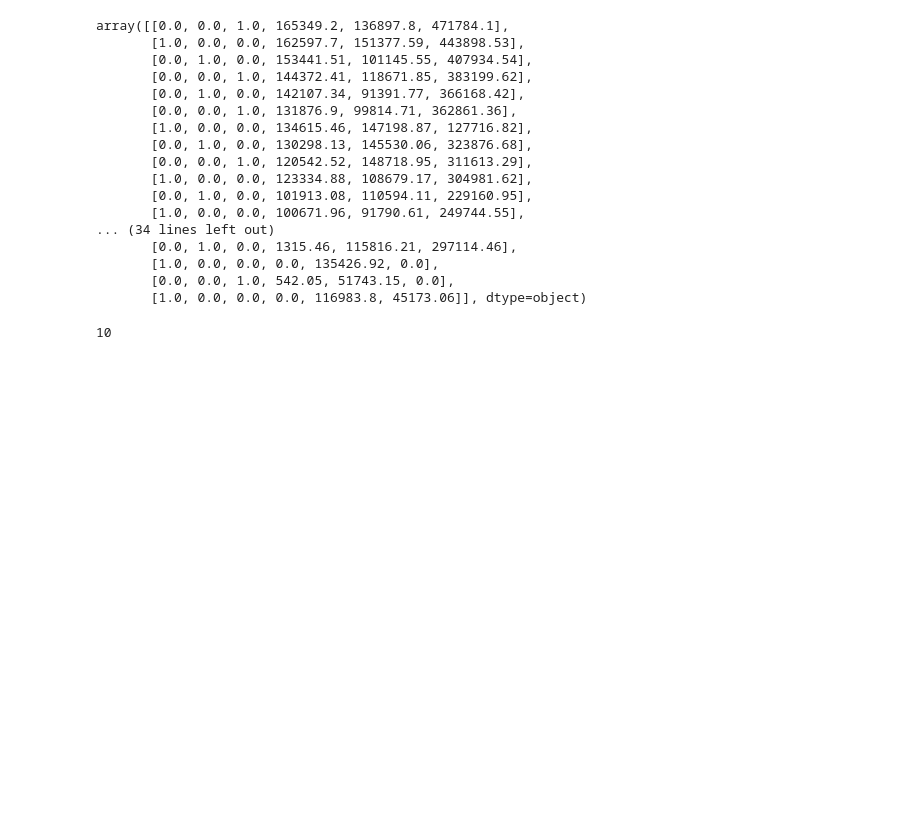
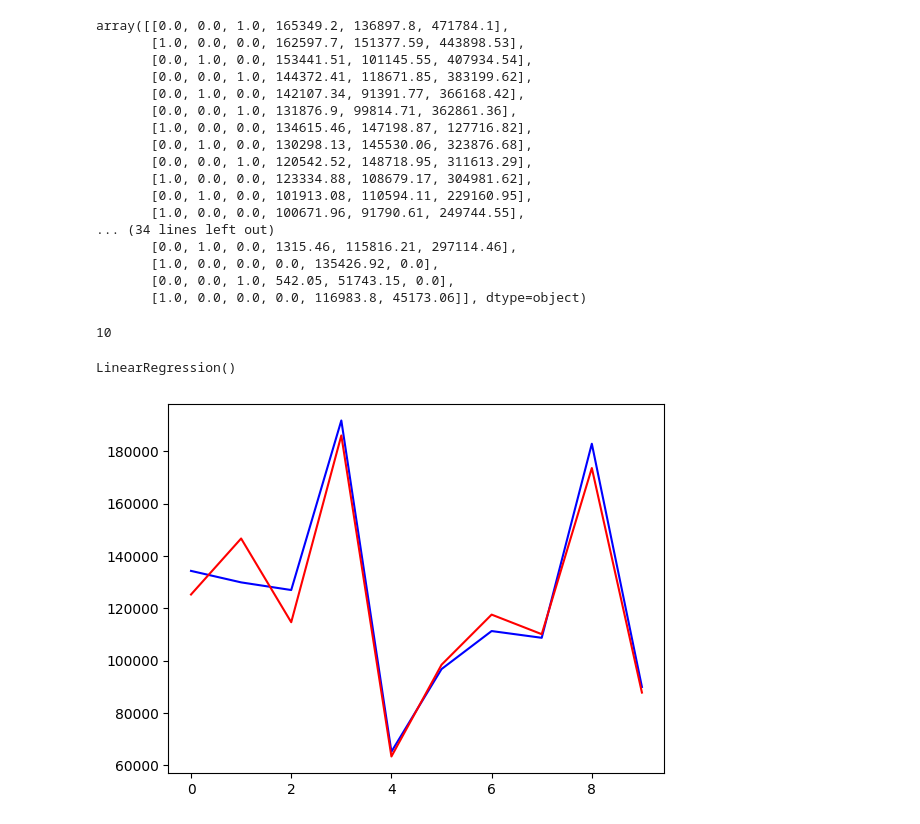
Before and after one commit to srsimonson/machine-learning, a Jupyter notebook: linear_regression_slr_mlr.ipynb, the cells around one changed output. Drawn from its saved outputs; the diff is of its cells as text; code cells hidden in the pictures; blank space fills up the shorter version.

Commit message:
build linear regression model and plot

```diff
--- a/linear_regression_slr_mlr.ipynb
+++ b/linear_regression_slr_mlr.ipynb
@@ -98,3 +98,32 @@ len(X_train)
 len(y_test)
 # %% [output]
 10
+# %%
+# Feature Scaling
+
+from sklearn.preprocessing import StandardScaler
+
+sc = StandardScaler()
+X_train = sc.fit_transform(X_train) # fit_transform for training data
+X_test = sc.transform(X_test) # transform for test data
+# %%
+# Create Linear Regression Model
+
+from sklearn.linear_model import LinearRegression
+
+regressor = LinearRegression()
+regressor.fit(X_train, y_train)
+# %% [output]
+LinearRegression()
+# %%
+# Predictions
+
+y_pred = regressor.predict(X_test)
+# %%
+# Plotting of y_test vs y_pred
+
+plt.plot(y_test, color = 'blue', label = 'test')
+plt.plot(y_pred, color = 'red', label = 'predictions')
+plt.show()
+# %% [output]
+[figure, added]
```
